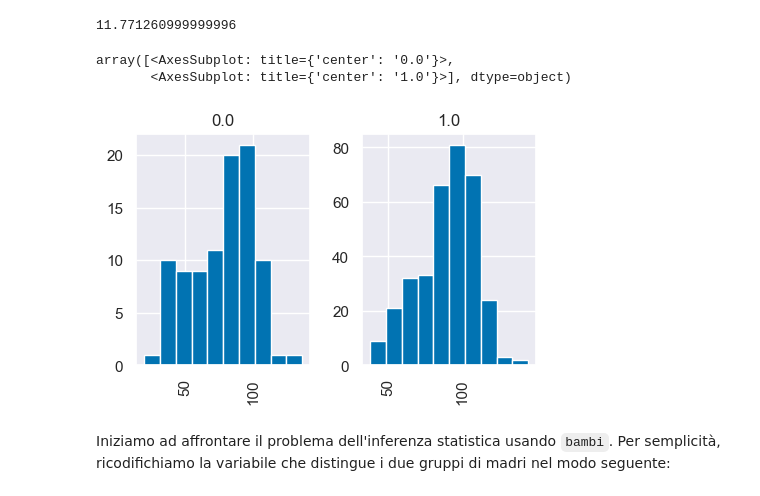
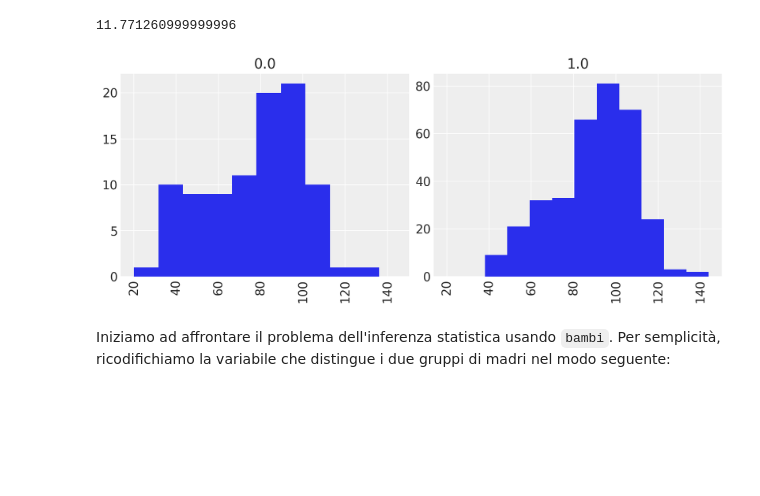
Before and after one commit to ccaudek/ds4psy_2023, a Jupyter notebook: 415_reglin_4.ipynb, the cells around one changed output. Cells and saved outputs as stored; diff of their text form; code cells hidden in the pictures; blank space fills up the shorter version.

```diff
--- a/415_reglin_4.ipynb
+++ b/415_reglin_4.ipynb
@@ -31,16 +30,12 @@ import warnings
 
 warnings.filterwarnings("ignore")
 warnings.simplefilter("ignore")
-# %%
-%matplotlib inline
-sns.set_theme(
-    context="paper",
-    style="darkgrid",
-    palette="colorblind",
-    rc={"figure.figsize": (5.0, 5.0 / golden)},
-)
-SEED = 42
-rng = np.random.default_rng(SEED)
+# %%
+%config InlineBackend.figure_format = 'retina'
+# Initialize random number generator
+RANDOM_SEED = 8927
+rng = np.random.default_rng(RANDOM_SEED)
+az.style.use("arviz-darkgrid")
 # %% [markdown]
 Leggiamo i dati:
 # %%
@@ -78,11 +73,10 @@ I bambini la cui madre ha completato le superiori tendono ad avere un QI maggior
 # %% [output]
 11.771260999999996
 # %%
-kidiq.hist("kid_score", by="mom_hs")
+kidiq.hist("kid_score", by="mom_hs", figsize=(10, 4), sharex=True)
+plt.show()
 # %% [output]
-array([<AxesSubplot: title={'center': '0.0'}>,
-       <AxesSubplot: title={'center': '1.0'}>], dtype=object)
-[figure, old version]
+[figure, new version]
 # %% [markdown]
 Iniziamo ad affrontare il problema dell'inferenza statistica usando `bambi`. Per semplicità, ricodifichiamo la variabile che distingue i due gruppi di madri nel modo seguente:
 # %%
```
Also changed, not shown: parts of 16 cells of this notebook, 1 other file.
